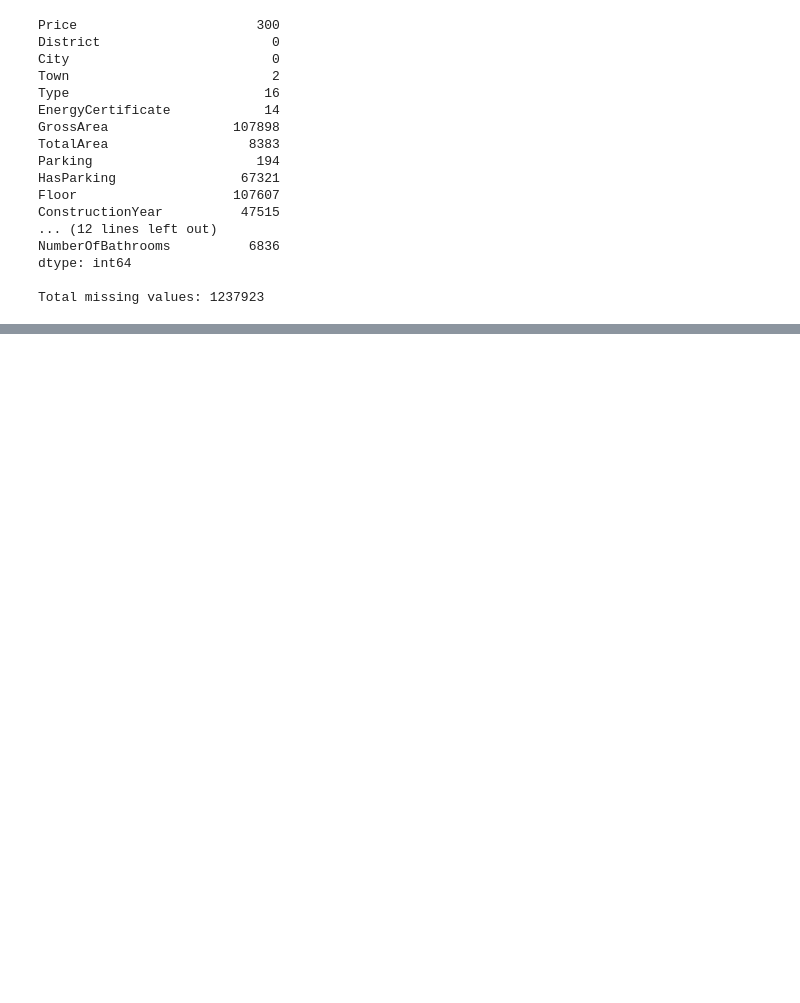
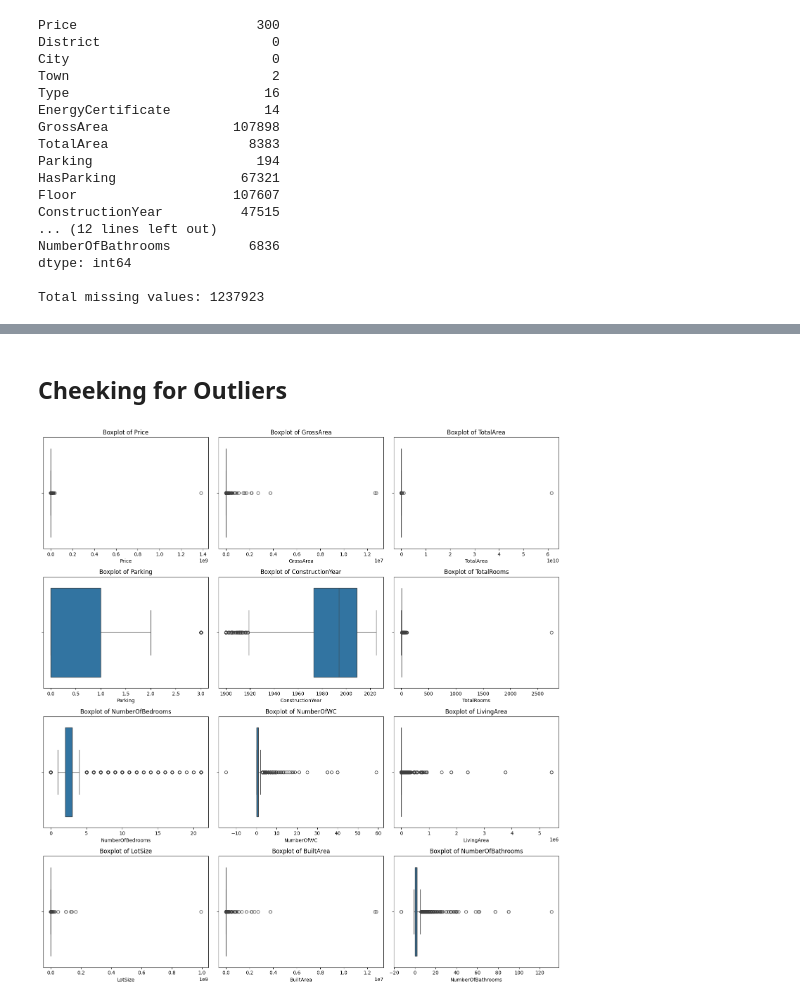
Before and after one commit to barbara-sousa-franco/MLOps_Project, a Jupyter notebook: notebooks/EDA.ipynb, the cells around one changed output, grey strips where cells are left out. Cells and saved outputs as stored; diff of their text form; code cells hidden in the pictures; blank space fills up the shorter version.

```diff
--- a/notebooks/EDA.ipynb
+++ b/notebooks/EDA.ipynb
@@ -272,3 +284,19 @@ Price
  131.0        1
 Name: count, dtype: int64
 -----------------------------------
+# %% [markdown]
+## Cheeking for Outliers
+# %%
+# see the boxplot of the numeric features
+n_cols = 3
+n_rows = -(-len(numeric_features) // n_cols)  # ceiling division
+
+plt.figure(figsize=(15, n_rows * 4))
+for i, column in enumerate(numeric_features):
+    plt.subplot(n_rows, n_cols, i + 1)
+    sns.boxplot(x=df_train[column])
+    plt.title(f'Boxplot of {column}')
+plt.tight_layout()
+plt.show()
+# %% [output]
+[figure, added]
```
Also changed, not shown: parts of 13 cells of this notebook.
